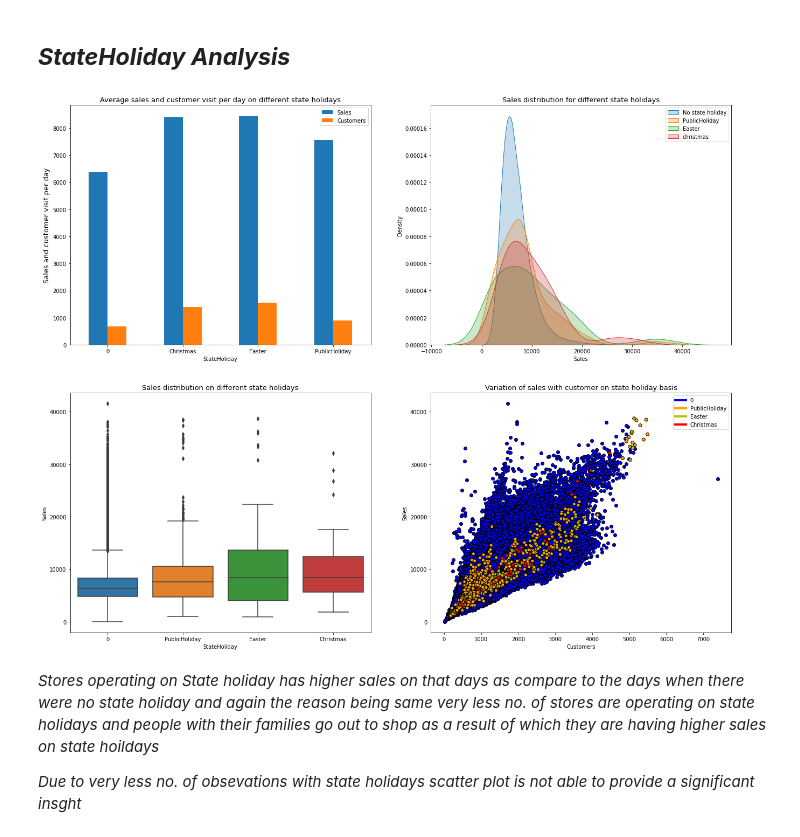
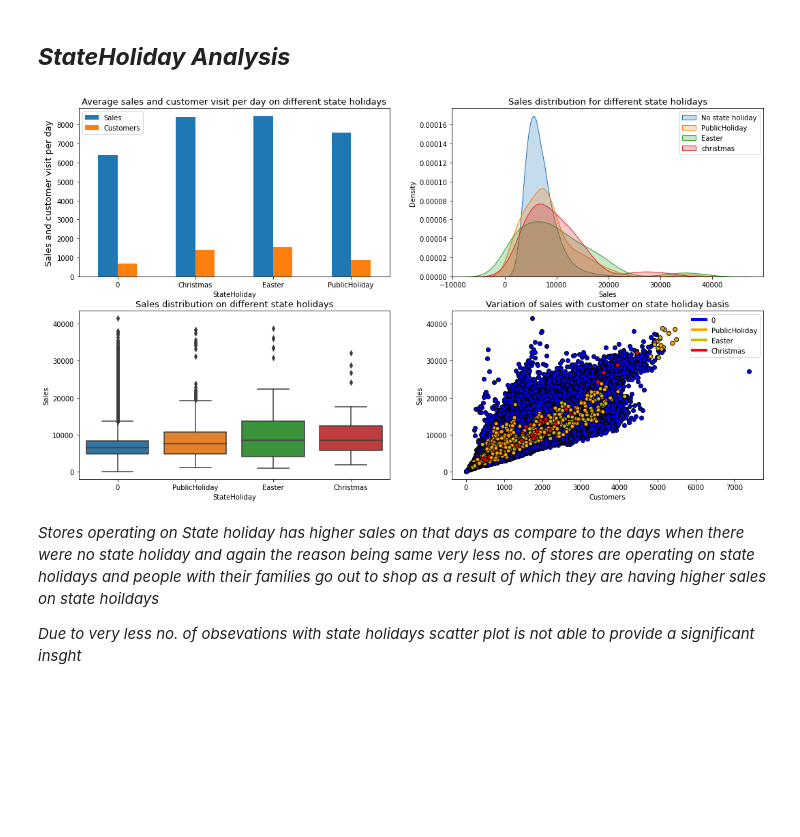
Before and after one commit to kiranmahara9600/Rossmann-Sales-Prediction, a Jupyter notebook: Rossmann_Sales_Prediction.ipynb, the cells around one changed output. Drawn from its saved outputs; the diff is of its cells as text; code cells hidden in the pictures; blank space fills up the shorter version.

```diff
--- a/Rossmann_Sales_Prediction.ipynb
+++ b/Rossmann_Sales_Prediction.ipynb
@@ -1114,42 +1114,44 @@ plt.show()
 #_________________________________________________BLOCK 62_________________________________________
 
 #visualising state holiday effect on sales and customers
-fig,axes = plt.subplots(2,2,figsize=(22,18))
+fig,axes = plt.subplots(2,2,figsize=(18,10))
 colors = {'PublicHoliday': 'orange','Easter':'y','Christmas':'red'}
 
 #bar plot showing average sales and customers on different state holidays
 axs1=rossman_stores_data.groupby('StateHoliday').agg({'Sales':'median','Customers':'median'}).plot.bar(ax = axes[0][0])
 #rossman_stores_data.groupby('StateHoliday').agg({'Sales':'mean','Customers':'mean'})  #to find average sales and customers on different state holidays
 axs1.set_title('Average sales and customer visit per day on different state holidays',fontsize=13)
 axs1.set_ylabel('Sales and customer visit per day',fontsize=13)
 axs1.set_xticklabels([0, 'Christmas', 'Easter', 'PublicHoliday'],rotation = 0)
 
 #kde plot showing sales distribution on different state holidays
 axs2 =sns.kdeplot(rossman_stores_data[rossman_stores_data['StateHoliday'] == 0]['Sales'], ax = axes[0][1],label = 'No state holiday', shade = True)
 axs2 =sns.kdeplot(rossman_stores_data[rossman_stores_data['StateHoliday'] == 'PublicHoliday']['Sales'], ax = axes[0][1],label ='PublicHoliday', shade = True)
 axs2 =sns.kdeplot(rossman_stores_data[rossman_stores_data['StateHoliday'] == 'Easter']['Sales'], ax = axes[0][1],label ='Easter', shade = True)
 axs2 =sns.kdeplot(rossman_stores_data[rossman_stores_data['StateHoliday'] == 'Christmas']['Sales'], ax = axes[0][1],label ='christmas', shade = True)
 axs2.set_title('Sales distribution for different state holidays',fontsize=13)
 axs2.legend()  #to show labels on graphs
 
 #box plot showing sales distribution on different state holidays
 axs3=sns.boxplot(x = 'StateHoliday', y = 'Sales', data = rossman_stores_data,ax=axes[1][0])
 axs3.set_title('Sales distribution on different state holidays',fontsize=13)
 
 #scatterplot showing variation of sales with customer on state holiday basis
-axes[1][1].scatter(rossman_stores_data[rossman_stores_data['StateHoliday']==0]['Customers'], rossman_stores_data[rossman_stores_data['StateHoliday']==0]['Sales'], edgecolors='black', color = 'blue')
-axes[1][1].scatter(rossman_stores_data[rossman_stores_data['StateHoliday']!=0]['Customers'], rossman_stores_data[rossman_stores_data['StateHoliday']!=0]['Sales'], c =rossman_stores_data[rossman_stores_data['StateHoliday']!=0]['StateHoliday'].map(colors), edgecolors='black')
+axes[1][1].scatter(rossman_stores_data[rossman_stores_data['StateHoliday']==0]['Customers'], rossman_stores_data[rossman_stores_data['StateHoliday']==0]
+                   ['Sales'], edgecolors='black', color = 'blue')
+axes[1][1].scatter(rossman_stores_data[rossman_stores_data['StateHoliday']!=0]['Customers'], rossman_stores_data[rossman_stores_data['StateHoliday']!=0]
+                   ['Sales'], c =rossman_stores_data[rossman_stores_data['StateHoliday']!=0]['StateHoliday'].map(colors), edgecolors='black')
 axes[1][1].set_title('Variation of sales with customer on state holiday basis',fontsize=13)
 axes[1][1].set_xlabel('Customers')
 axes[1][1].set_ylabel('Sales')
 custom_lines = [Line2D([0], [0], color='blue', lw=4),  # custom lines for label of scatter plot
                 Line2D([0], [0], color='orange', lw=4),Line2D([0], [0], color='y', lw=4),Line2D([0], [0], color='red', lw=4)]
 labels=[0,'PublicHoliday','Easter','Christmas']
 axes[1][1].legend(custom_lines,labels)
 plt.show()
 fig.tight_layout()
 # %% [output]
-[figure, old version]
+[figure, new version]
 # %% [markdown]
 *Stores operating on State holiday has higher sales on that days as compare to the days when there were no state holiday and again the reason being same very less no. of stores are operating on state holidays and people with their families go out to shop as a result of which they are having higher sales on state hoildays*
 
```
Also changed, not shown: parts of 28 cells of this notebook.
